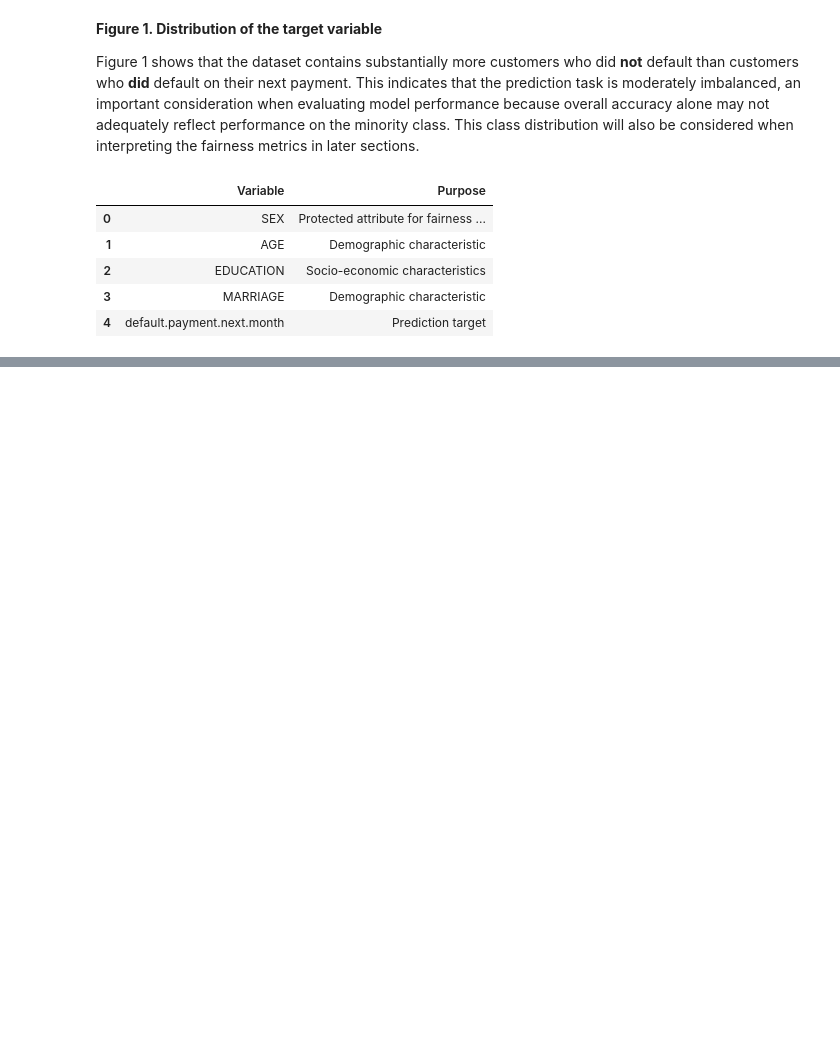
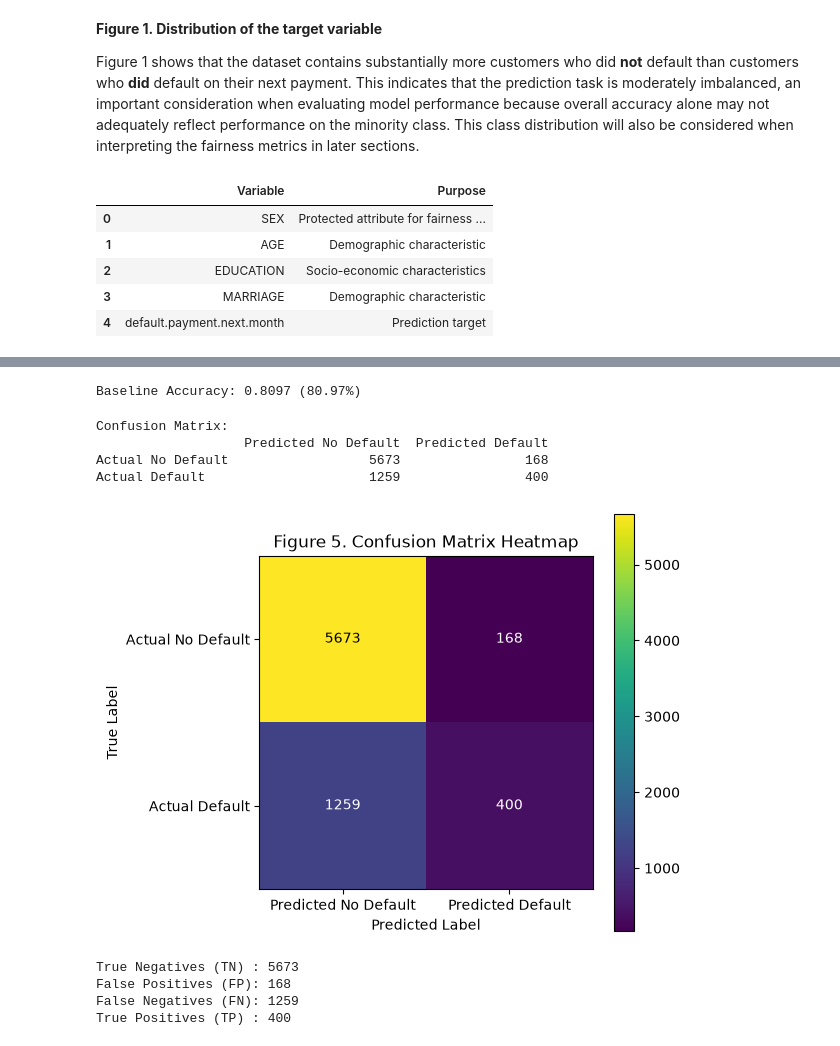
Before and after one commit to michaelhudson2205/INFO3022_Practicals, a Jupyter notebook: Mike_A1_1.ipynb, the cells around one changed output, grey strips where cells are left out. Drawn from its saved outputs; the diff is of its cells as text; code cells hidden in the pictures; blank space fills up the shorter version.

```diff
--- a/Mike_A1_1.ipynb
+++ b/Mike_A1_1.ipynb
@@ -327,0 +589,8 @@ SEX_LABELS = {
+# %%
+# =================================================
+# Generate Predictions
+# =================================================
+
+y_pred = baseline_model.predict(X_test)
+
+print("Predictions generated successfully.")
@@ -327,0 +603,68 @@ SEX_LABELS = {
+# %%
+# =================================================
+# Overall Model Accuracy
+# =================================================
+
+accuracy = accuracy_score(y_test, y_pred)
+
+print(f"Baseline Accuracy: {accuracy:.4f} ({accuracy:.2%})")
+# %% [output]
+Baseline Accuracy: 0.8097 (80.97%)
+# %%
+# =================================================
+# Confusion Matrix
+# =================================================
+
+cm = confusion_matrix(y_test, y_pred)
+
+cm_df = pd.DataFrame(cm, index=["Actual No Default", "Actual Default"], columns=["Predicted No Default", "Predicted Default"])
+print("Confusion Matrix:")
+print(cm_df)
+# %% [output]
+Confusion Matrix:
+                   Predicted No Default  Predicted Default
+Actual No Default                  5673                168
+Actual Default                     1259                400
+# %%
+# =================================================
+# Confusion Matrix Heatmap
+# =================================================
+
+plt.figure(figsize=(6, 5))
+
+plt.imshow(cm, interpolation='nearest')
+
+plt.colorbar()
+
+plt.xticks(ticks=[0, 1], labels=["Predicted No Default", "Predicted Default"])
+plt.yticks(ticks=[0, 1], labels=["Actual No Default", "Actual Default"])
+
+for i in range(cm.shape[0]):
+    for j in range(cm.shape[1]):
+        plt.text(j, i, cm[i, j], ha="center", va="center", color="black" if cm[i, j] > cm.max()/2 else "white")
+
+plt.xlabel("Predicted Label")
+plt.ylabel("True Label")
+
+plt.title("Figure 5. Confusion Matrix Heatmap")
+
+plt.tight_layout()
+plt.show()
+# %% [output]
+[figure, added]
+# %%
+# =================================================
+# Extract Confusion Matrix Components
+# =================================================
+
+tn, fp, fn, tp = cm.ravel()
+
+print(f"True Negatives (TN) : {tn}")
+print(f"False Positives (FP): {fp}")
+print(f"False Negatives (FN): {fn}")
+print(f"True Positives (TP) : {tp}")
+# %% [output]
+True Negatives (TN) : 5673
+False Positives (FP): 168
+False Negatives (FN): 1259
+True Positives (TP) : 400
```
Also changed, not shown: parts of 62 cells of this notebook.
